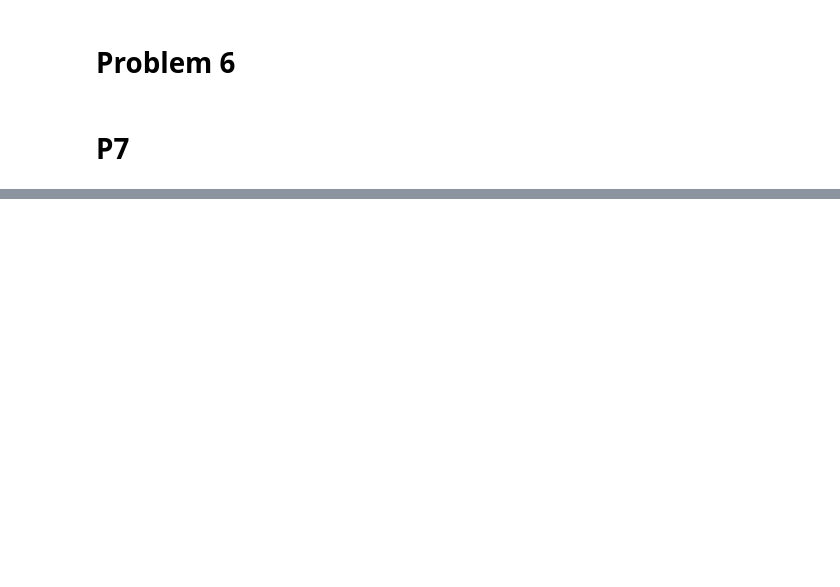
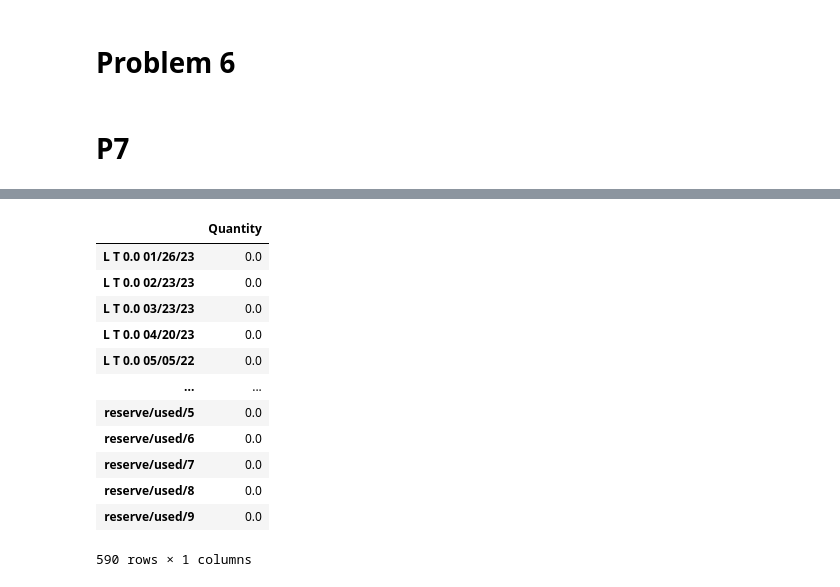
Before and after one commit to jdean53/finops_casestudy, a Jupyter notebook: chaz_nonsense.ipynb, the cells around one changed output, grey strips where cells are left out. Cells and saved outputs as stored; diff of their text form; code cells hidden in the pictures; blank space fills up the shorter version.

Commit message:
Prob 7 solved

```diff
--- a/chaz_nonsense.ipynb
+++ b/chaz_nonsense.ipynb
@@ -626,34 +640,38 @@ Ask_p = data['ASKED'].to_list()
 '''Solving for the dedicated portfolio'''
 
 # Making variable list of strings
-# bonds = ['$b_{}$'.format('{'+str(i)+'}') for i in range(1, len(cf_matrix)+1)]
 periods = [i for i in range(0,len(cf_matrix[0])+1)]
+excess_from_arb_left = [0*i for i in periods]
 
-# Must reverse both price vector and cashflow matrix
 
 # Dictionary of period constraints
 period_dict = {}
 for i in range(0,len(cf_matrix[0])):
     period_dict['Period {}'.format(i+1)] = dict(zip(dec_var_names,[cf_matrix[j][i] for j in range(0,len(cf_matrix))]))
 
-bids = dict(zip(dec_var_names, Bid_p))
-asks = dict(zip(dec_var_names, Ask_p))
+# Dictionary with tickers and prices for both bid and ask
+bids = dict(zip(dec_var_names, Bid_p_fix))
+asks = dict(zip(dec_var_names, Ask_p_fix))
 
 # Decision Vars
-quantity_s = LpVariable.dict('', dec_var_names)
-quantity_l = LpVariable.dict('', dec_var_names, lowBound=0)
-excess = LpVariable.dict('carryover', periods, lowBound=0)
+
+quantity_s = LpVariable.dict('S', dec_var_names, lowBound=0)                # Qauntity Short
+quantity_l = LpVariable.dict('L', dec_var_names, lowBound=0)                # Qauntity Long
+excess_spent = LpVariable.dict('reserve_used', periods[1:], lowBound=0)     # Reserves spent at time t
+
 
 # Intializing the Problem
-dedication_2 = LpProblem('Dedicated', LpMinimize)
+dedication_2 = LpProblem('Shorts', LpMinimize)
 
 # Objective function
-dedication_2 += excess[0]+lpSum([bids[i]*quantity_l[i] + asks[i]*quantity_l[i] for i in dec_var_names])
+dedication_2 += lpSum([bids[i]*quantity_s[i] for i in dec_var_names]) - lpSum([asks[i]*quantity_l[i] for i in dec_var_names])
 
 # Constraints
+
 for i in range(0,len(cf_matrix[0])):
-    dedication_2 += lpSum([period_dict['Period {}'.format(i+1)][j]*quantity_l[j] + period_dict['Period {}'.format(i+1)][j]*quantity_s[j] for j in dec_var_names]) + excess[i]- excess[i+1] == liabilities[i]
-
-
-
-dedication_2.solve()
+    # Liabilties constraint
+    dedication_2 += lpSum([period_dict['Period {}'.format(i+1)][j]*quantity_l[j] for j in dec_var_names]) - lpSum([period_dict['Period {}'.format(i+1)][j]*quantity_s[j] for j in dec_var_names]) + excess_spent[i+1] == liabilities[i]
+    # Constraint on the on the reserves at time t                                                                                        #sum of the "excess spent" so far
+    dedication_2 += lpSum([bids[j]*quantity_s[j] for j in dec_var_names]) - lpSum([asks[j]*quantity_l[j] for j in dec_var_names]) - lpSum([excess_spent[j+1] for j in range(0,i)]) >= 0
+    # Constraint stating that the "excess spent" at time t must be <= the current reserves.
+    dedication_2 += excess_spent[i+1] <= lpSum([bids[i]*quantity_s[i] for i in dec_var_names]) - lpSum([asks[i]*quantity_l[i] for i in dec_var_names]) - lpSum([excess_spent[j+1] for j in range(0,i)])
@@ -681,0 +737,22 @@ period_dict
+# %%
+composition_all = pd.DataFrame(
+    [v.varValue for v in dedication_2.variables() if v.name[0] != 'c'],
+    index=[str(v.name[:-8].replace('_', ' ')+v.name[-8:].replace('_', '/')) for v in dedication_2.variables() if v.name[0] != 'c'],
+    columns=['Quantity']
+    )
+# %%
+composition_all
+# %% [output]
+|  | Quantity |
+| L T 0.0 01/26/23 | 0.0 |
+| L T 0.0 02/23/23 | 0.0 |
+| L T 0.0 03/23/23 | 0.0 |
+| L T 0.0 04/20/23 | 0.0 |
+| L T 0.0 05/05/22 | 0.0 |
+| ... | ... |
+| reserve/used/5 | 0.0 |
+| reserve/used/6 | 0.0 |
+| reserve/used/7 | 0.0 |
+| reserve/used/8 | 0.0 |
+| reserve/used/9 | 0.0 |
+590 rows × 1 columns
```
Also changed, not shown: parts of 16 cells of this notebook.
